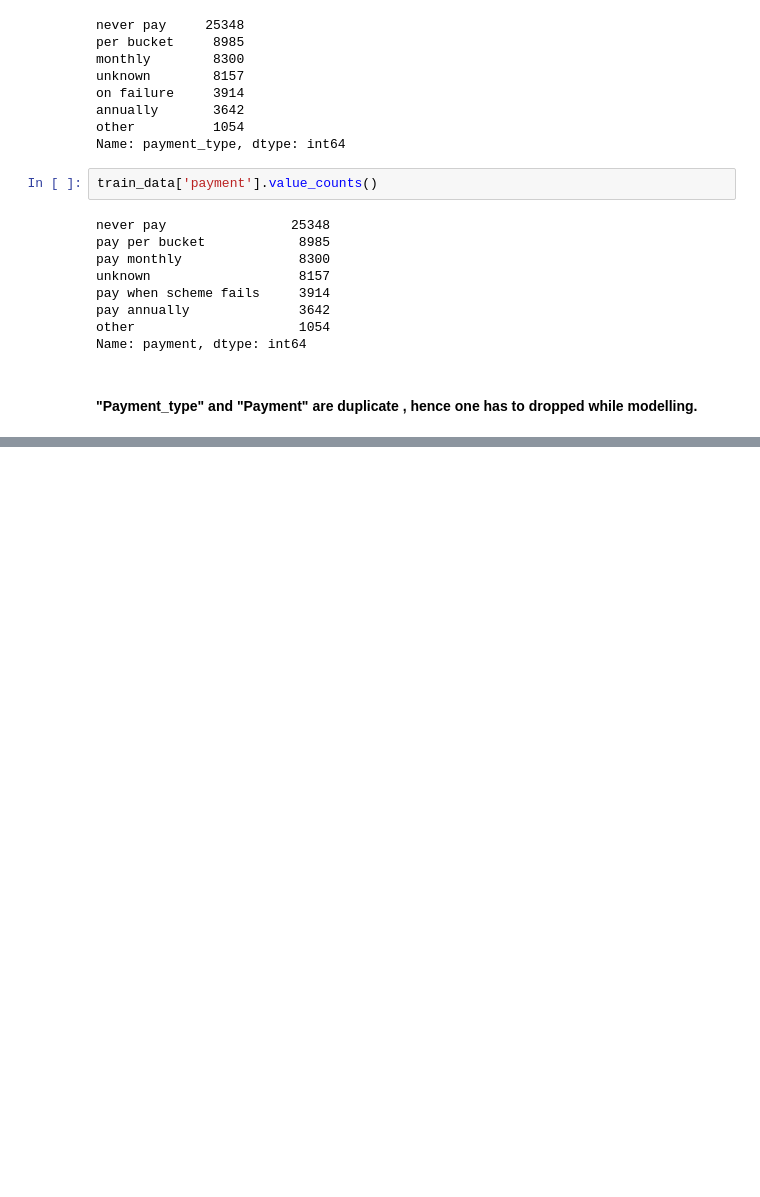
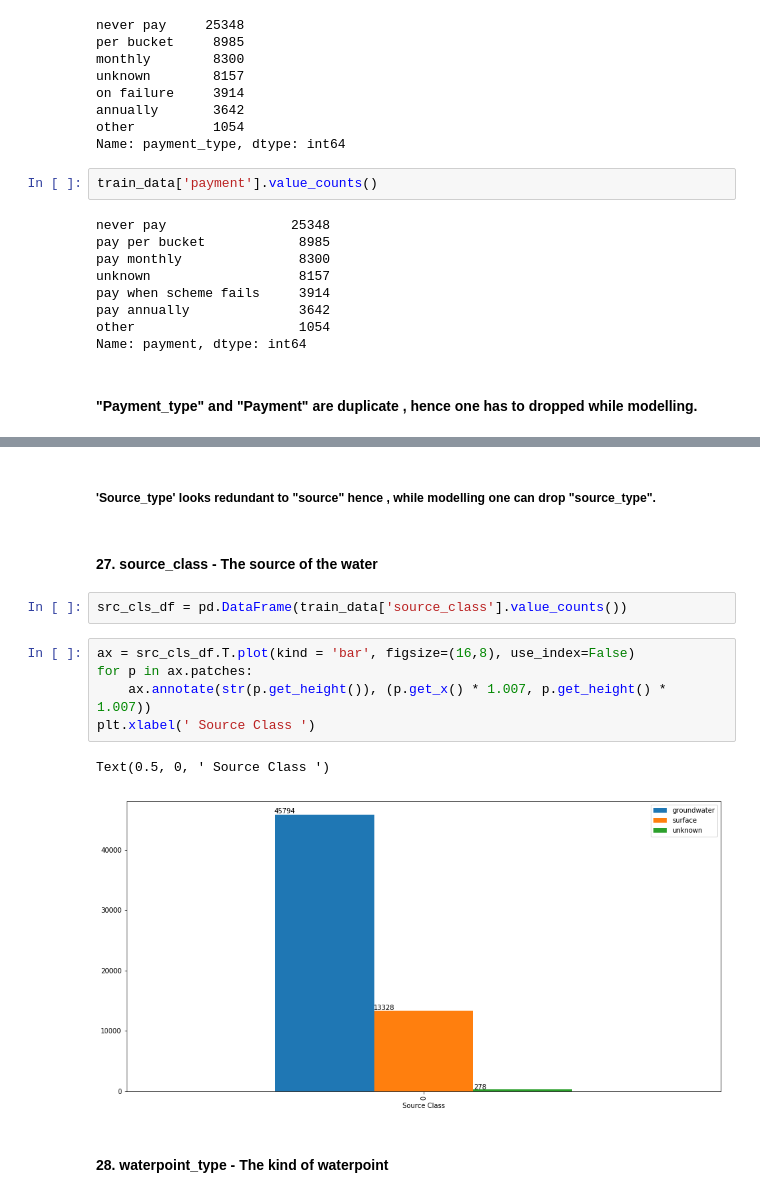
Before and after one commit to osafaRmldspyaws/water_mining, a Jupyter notebook: Pump it UP.ipynb, the cells around one changed output, grey strips where cells are left out. Saved outputs shown, nothing was run; the diff lists cells and outputs as text; blank space fills up the shorter version.

```diff
--- a/Pump it UP.ipynb
+++ b/Pump it UP.ipynb
@@ -572,0 +654,16 @@ Name: payment, dtype: int64
+# %% [markdown]
+##### 'Source_type' looks redundant to "source" hence , while modelling one can drop "source_type".
+# %% [markdown]
+#### 27. source_class - The source of the water
+# %%
+src_cls_df = pd.DataFrame(train_data['source_class'].value_counts())
+# %%
+ax = src_cls_df.T.plot(kind = 'bar', figsize=(16,8), use_index=False)
+for p in ax.patches:
+    ax.annotate(str(p.get_height()), (p.get_x() * 1.007, p.get_height() * 1.007))
+plt.xlabel(' Source Class ')
+# %% [output]
+Text(0.5, 0, ' Source Class ')
+[figure, added]
+# %% [markdown]
+#### 28. waterpoint_type - The kind of waterpoint
```
Also changed, not shown: parts of 21 cells of this notebook.
